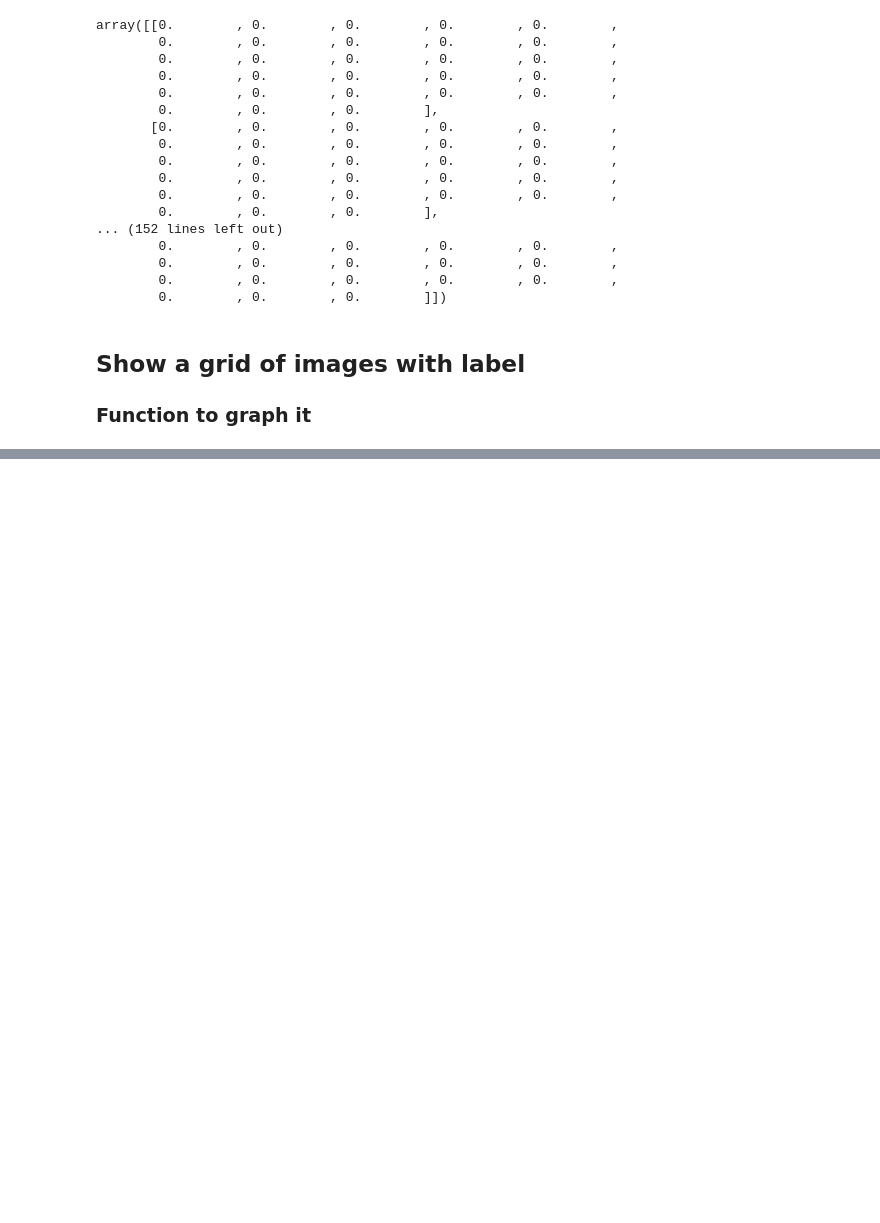
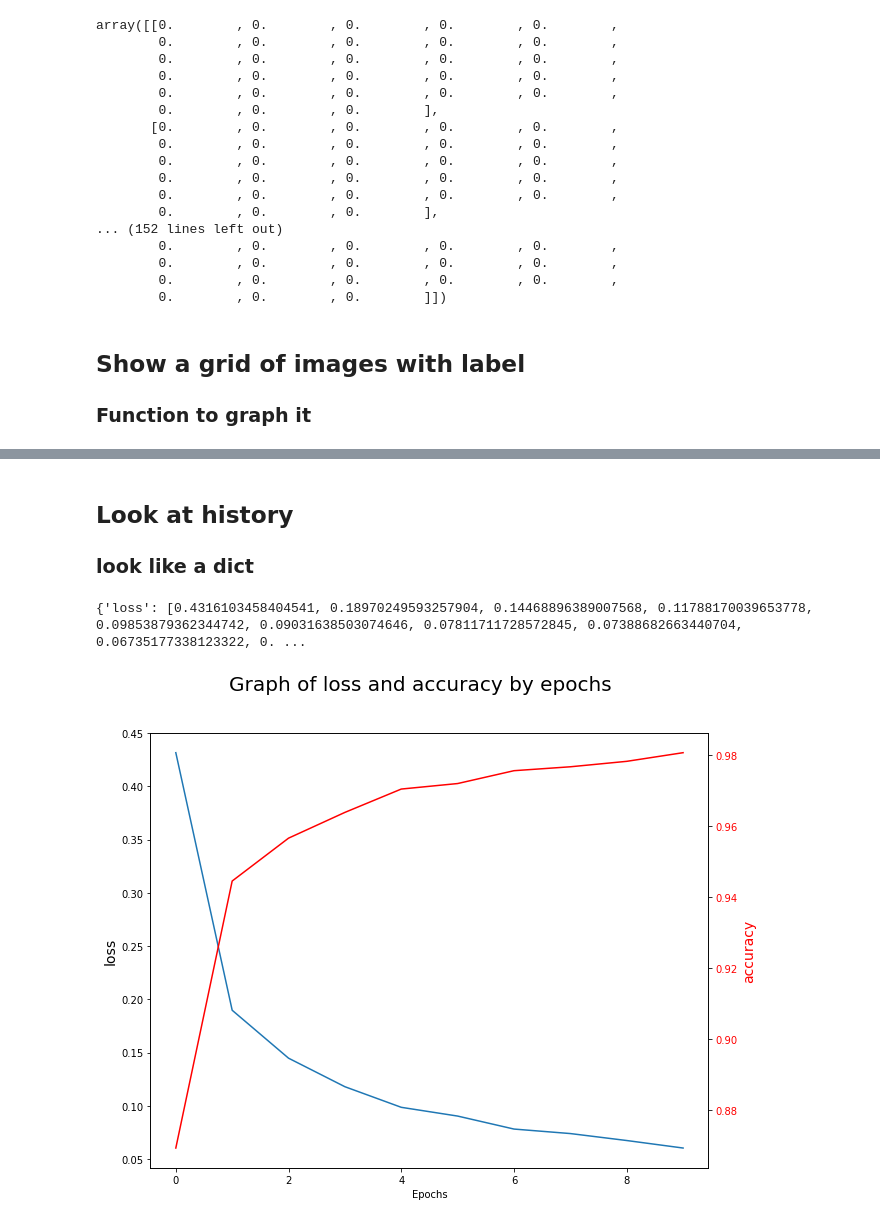
Before and after one commit to minh-hahaha/ML_AI, a Jupyter notebook: HandWriting_models.ipynb, the cells around one changed output, grey strips where cells are left out. Drawn from its saved outputs; the diff is of its cells as text; code cells hidden in the pictures; blank space fills up the shorter version.

```diff
--- a/HandWriting_models.ipynb
+++ b/HandWriting_models.ipynb
@@ -128,0 +136,8 @@ def graphit(images, labels, rows=1, cols=1, start=0, zoom=2):
+# %%
+model = tf.keras.Sequential([
+    tf.keras.layers.Flatten(input_shape=(28,28)),
+    tf.keras.layers.Dense(128, activation="relu"),
+    tf.keras.layers.Dropout(0.25),
+    tf.keras.layers.Dense(32, activation="relu"),
+    tf.keras.layers.Dense(10, activation="softmax")
+])
@@ -128,0 +170,4 @@ def graphit(images, labels, rows=1, cols=1, start=0, zoom=2):
+# %%
+model.compile(optimizer="adam",
+              loss = tf.keras.losses.SparseCategoricalCrossentropy(from_logits=True),
+              metrics = ['accuracy'])
@@ -128,0 +176,2 @@ def graphit(images, labels, rows=1, cols=1, start=0, zoom=2):
+# %%
+history= model.fit(train_x,train_y, epochs=10, batch_size=128)
@@ -128,0 +199,27 @@ def graphit(images, labels, rows=1, cols=1, start=0, zoom=2):
+# %% [markdown]
+## Look at history
+### look like a dict
+# %%
+print(history.history)
+# %% [output]
+{'loss': [0.4316103458404541, 0.18970249593257904, 0.14468896389007568, 0.11788170039653778, 0.09853879362344742, 0.09031638503074646, 0.07811711728572845, 0.07388682663440704, 0.06735177338123322, 0. ...
+# %%
+# list the number of epoch from the history object
+x_values = np.arange(len(history.history['loss']))
+
+fig, ax1 = plt.subplots(figsize=(10,8))
+fig.suptitle("Graph of loss and accuracy by epochs", fontsize=20)
+
+ax1.set_xlabel("Epochs")
+ax1.set_ylabel('loss', color='black', fontsize =14)
+plot_1 = ax1.plot(x_values,history.history['loss'], label="loss")
+ax1.tick_params(axis = 'y', labelcolor = 'black')
+
+# adding twin axes
+ax2 = ax1.twinx()
+
+ax2.set_ylabel('accuracy', color ='red',fontsize = 14)
+plot_2 = ax2.plot(x_values,history.history['accuracy'], color='red')
+ax2.tick_params(axis = 'y', labelcolor = 'red')
+# %% [output]
+[figure, added]
```
Also changed, not shown: parts of 23 cells of this notebook.
